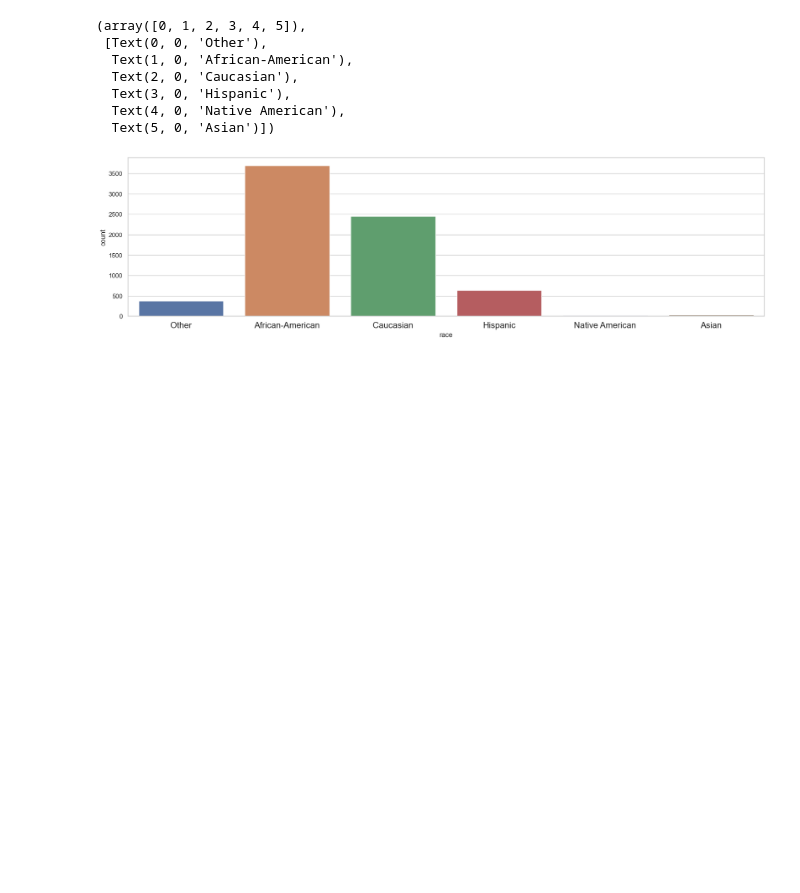
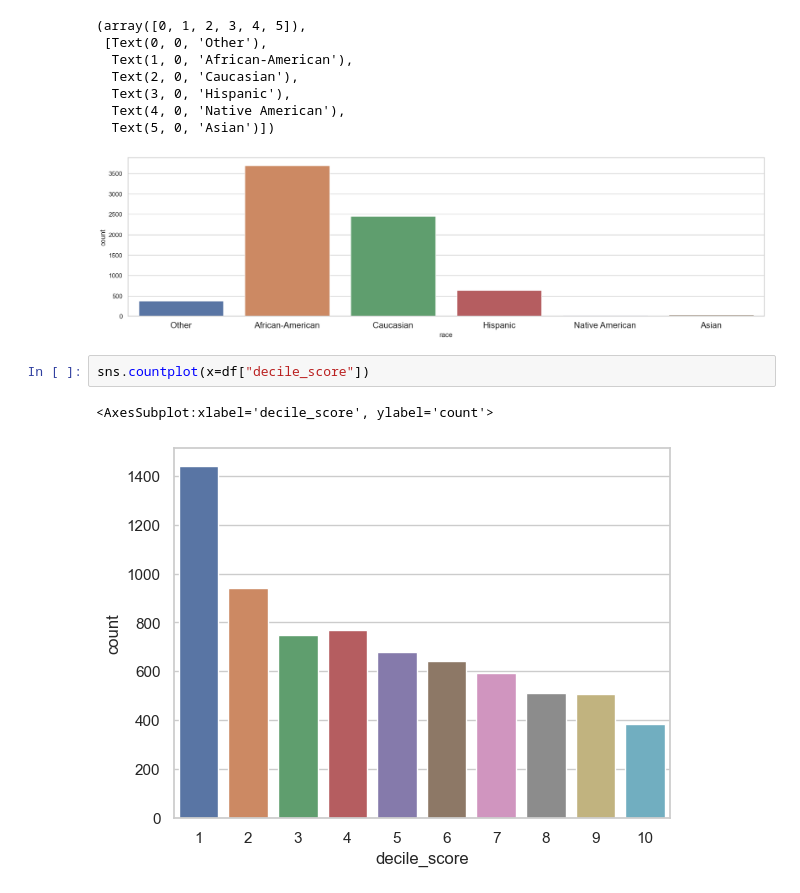
Before and after one commit to Pinkwinx/DataScience1, a Jupyter notebook: Code Templates/SeabornFundamentals.ipynb, the cells around one changed output. Cells and saved outputs as stored; diff of their text form; blank space fills up the shorter version.

```diff
--- a/Code Templates/SeabornFundamentals.ipynb
+++ b/Code Templates/SeabornFundamentals.ipynb
@@ -84,3 +84,8 @@ plt.xticks(fontsize = 15)
   Text(4, 0, 'Native American'),
   Text(5, 0, 'Asian')])
 [figure]
+# %%
+sns.countplot(x=df["decile_score"])
+# %% [output]
+<AxesSubplot:xlabel='decile_score', ylabel='count'>
+[figure, added]
```
Also changed, not shown: parts of 5 cells of this notebook.
